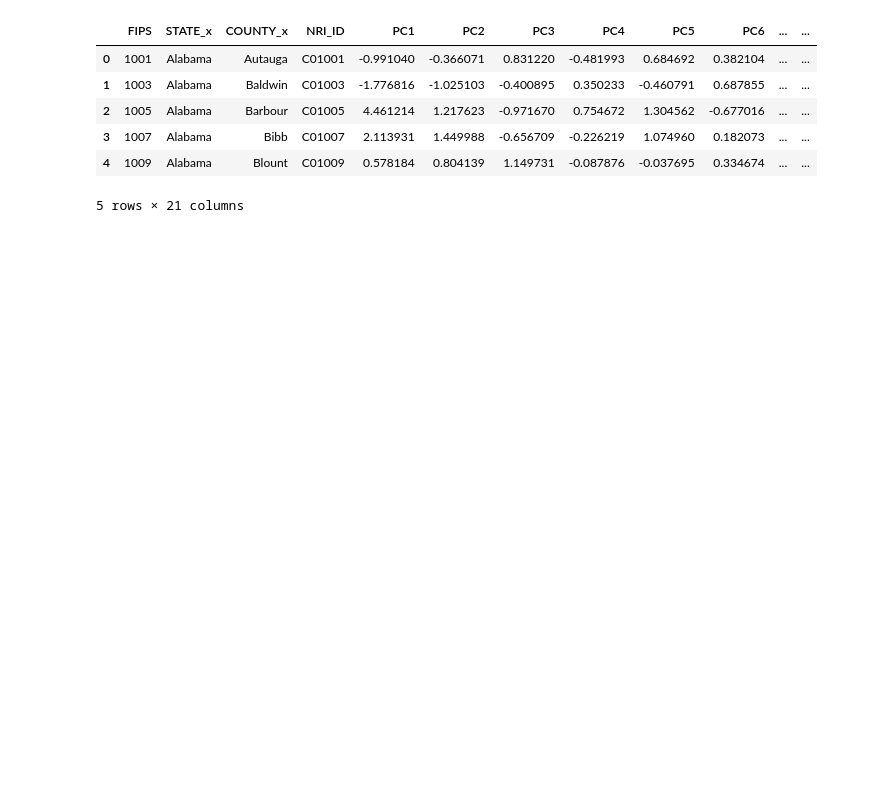
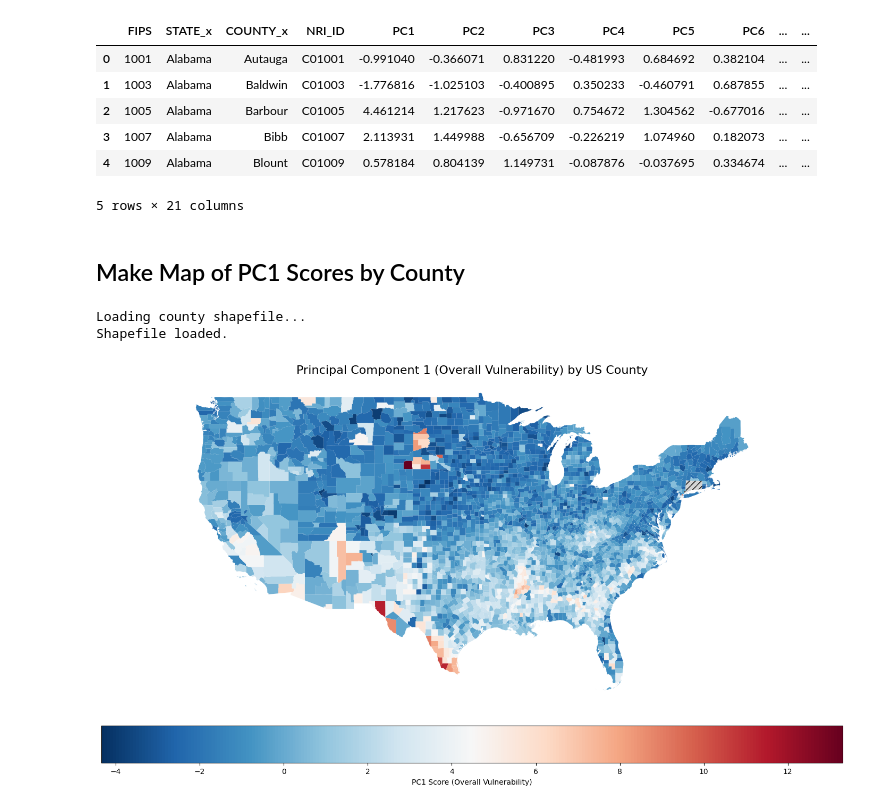
Before and after one commit to keithwampler/Intro-to-ML-2025, a Jupyter notebook: homework/HW_03.ipynb, the cells around one changed output. Saved outputs shown, nothing was run; the diff lists cells and outputs as text; code cells hidden in the pictures; blank space fills up the shorter version.

```diff
--- a/homework/HW_03.ipynb
+++ b/homework/HW_03.ipynb
@@ -232,3 +234,77 @@ scores.head()
 | 3 | 1007 | Alabama | Bibb | C01007 | 2.113931 | 1.449988 | -0.656709 | -0.226219 | 1.074960 | 0.182073 | ... | ... |
 | 4 | 1009 | Alabama | Blount | C01009 | 0.578184 | 0.804139 | 1.149731 | -0.087876 | -0.037695 | 0.334674 | ... | ... |
 5 rows × 21 columns
+# %% [markdown]
+## Make Map of PC1 Scores by County
+# %%
+import geopandas as gpd
+import matplotlib.pyplot as plt
+import matplotlib.pyplot as plt
+import ssl
+
+# --- START FIX FOR SSL ERROR ---
+# This creates an unverified SSL context to bypass the certificate error.
+# We do this because the environment may not have the census.gov root certificate.
+try:
+    _create_unverified_https_context = ssl._create_unverified_context
+except AttributeError:
+    # Legacy Python version
+    pass
+else:
+    ssl._create_default_https_context = _create_unverified_https_context
+# --- END FIX ---
+
+
+# 1. Load US Counties Shapefile from the US Census
+# This URL points to a 500k resolution shapefile zip.
+SHAPEFILE_URL = "https://www2.census.gov/geo/tiger/GENZ2021/shp/cb_2021_us_county_500k.zip"
+print("Loading county shapefile...")
+gdf_counties = gpd.read_file(SHAPEFILE_URL)
+print("Shapefile loaded.")
+
+# 2. Prepare our 'scores' DataFrame for merging
+# The FIPS codes must be 5-digit strings (e.g., '01001' for Autauga, AL)
+scores_map = scores.copy()
+scores_map['FIPS'] = scores_map['FIPS'].astype(str).str.zfill(5)
+
+# 3. Prepare the GeoDataFrame for merging
+# The shapefile's 'GEOID' column corresponds to FIPS.
+gdf_counties['FIPS'] = gdf_counties['GEOID']
+
+# 4. Merge your PC1 scores with the geospatial data
+merged_gdf = gdf_counties.merge(scores_map, on='FIPS', how='left')
+
+# 5. Filter for a cleaner map of the continental US (CONUS)
+# This removes Alaska (02), Hawaii (15), and territories (e.g., 72=PR)
+conus_gdf = merged_gdf[~merged_gdf['STATEFP'].isin([
+    '02', '15', '60', '66', '69', '72', '78'
+])]
+
+# Plot the map
+fig, ax = plt.subplots(1, 1, figsize=(18, 10))
+
+conus_gdf.plot(
+    column='PC1',       # Column to color by
+    ax=ax,
+    legend=True,
+    legend_kwds={
+        'label': "PC1 Score (Overall Vulnerability)",
+        'orientation': "horizontal",
+        'pad': 0.05 # Add padding
+    },
+    cmap='RdBu_r',      # Diverging colormap: Red = High Vuln, Blue = Low Vuln
+    missing_kwds={
+        'color': 'lightgrey',
+        'edgecolor': 'none',
+        'hatch': '///',
+        'label': 'Missing data'
+    }
+)
+
+ax.set_title('Principal Component 1 (Overall Vulnerability) by US County', fontsize=16)
+ax.set_axis_off() # Remove lat/lon axes
+plt.show()
+# %% [output]
+Loading county shapefile...
+Shapefile loaded.
+[figure, added]
```
Also changed, not shown: parts of 8 cells of this notebook.
